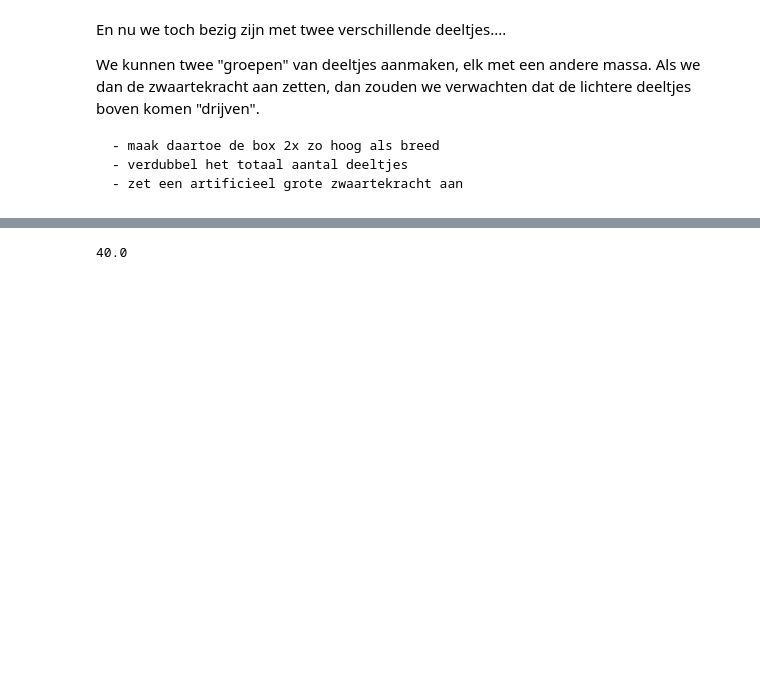
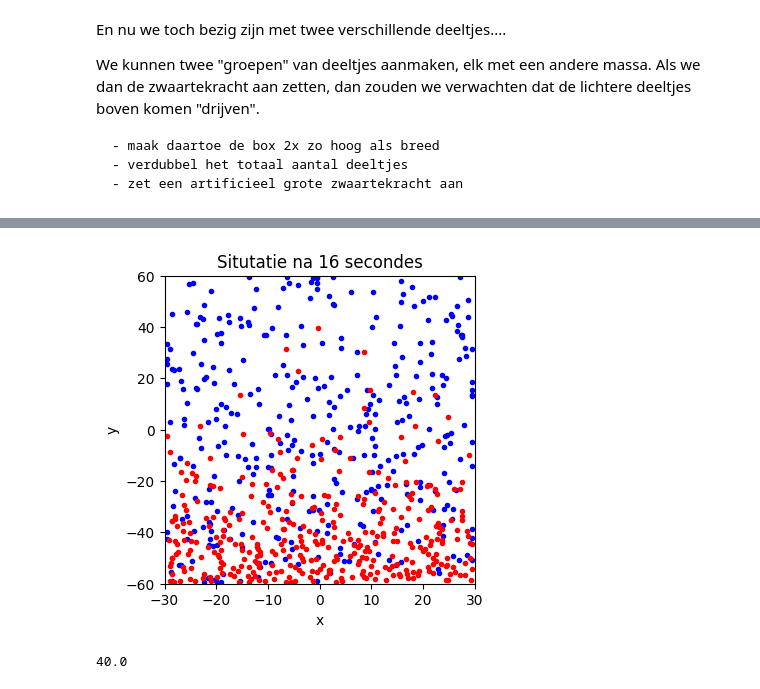
Before and after one commit to FelixJacobs11/TUAmsterdam, a Jupyter notebook: Content/PySim/4_brownianmotion.ipynb, the cells around one changed output, grey strips where cells are left out. Drawn from its saved outputs; the diff is of its cells as text; code cells hidden in the pictures; blank space fills up the shorter version.

```diff
--- a/Content/PySim/4_brownianmotion.ipynb
+++ b/Content/PySim/4_brownianmotion.ipynb
@@ -475,3 +479,19 @@ plt.show()
+# %%
+plt.figure(figsize=(4,4))
+
+plt.xlabel('x')
+plt.ylabel('y')
+
+plt.xlim(-Box_width,Box_width)
+plt.ylim(-Box_length,Box_length)
+
+
+for particle, particle_object in enumerate(particles):
+    plt.plot(particle_object.r[0],particle_object.r[1],color=particle_object.c,marker='.')
+plt.title('Situtatie na 16 secondes')
+plt.show()
+# %% [output]
+[figure, added]
 # %%
 # %% [output]
 40.0
```
Also changed, not shown: parts of 6 cells of this notebook, 2 other files.
